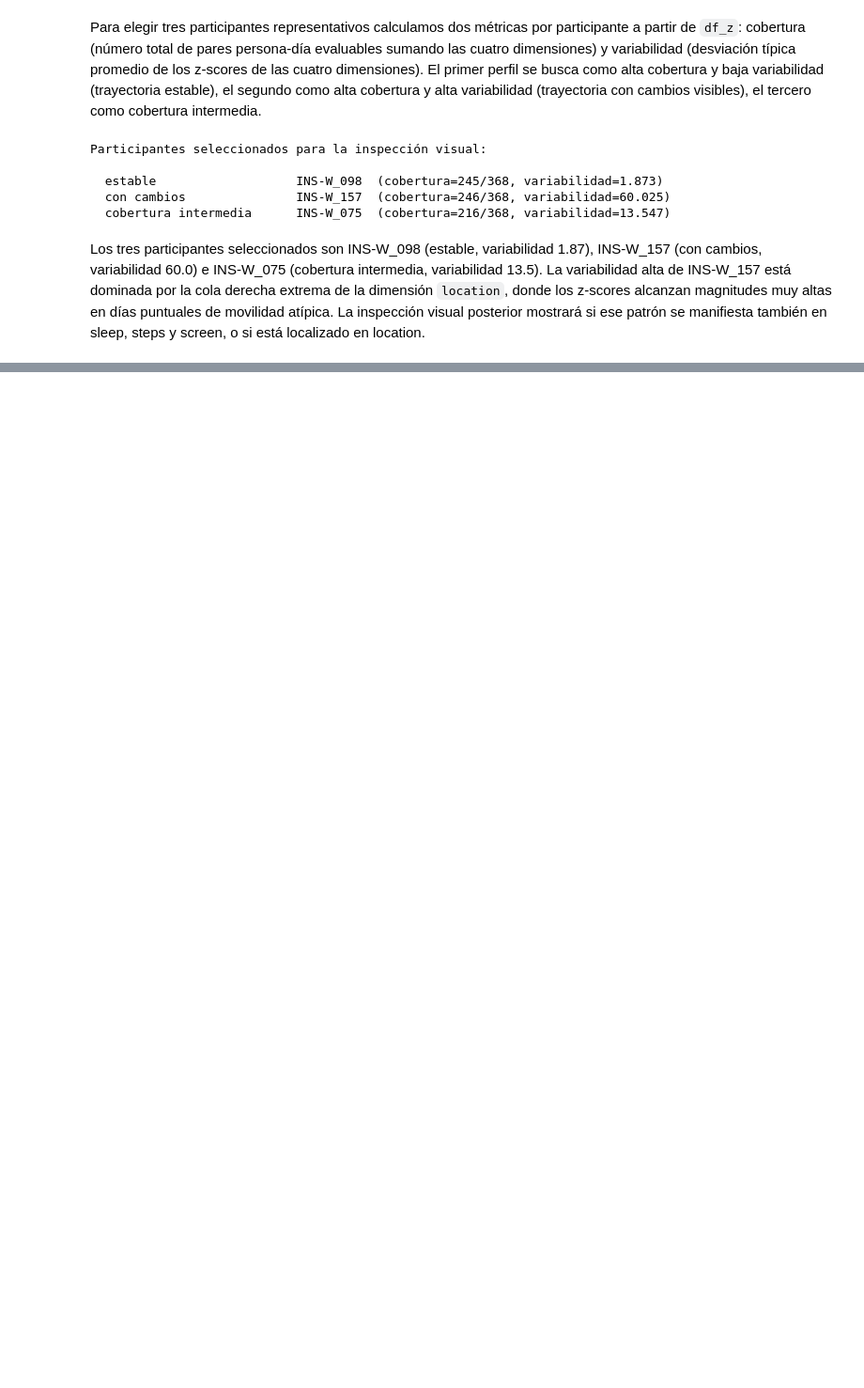
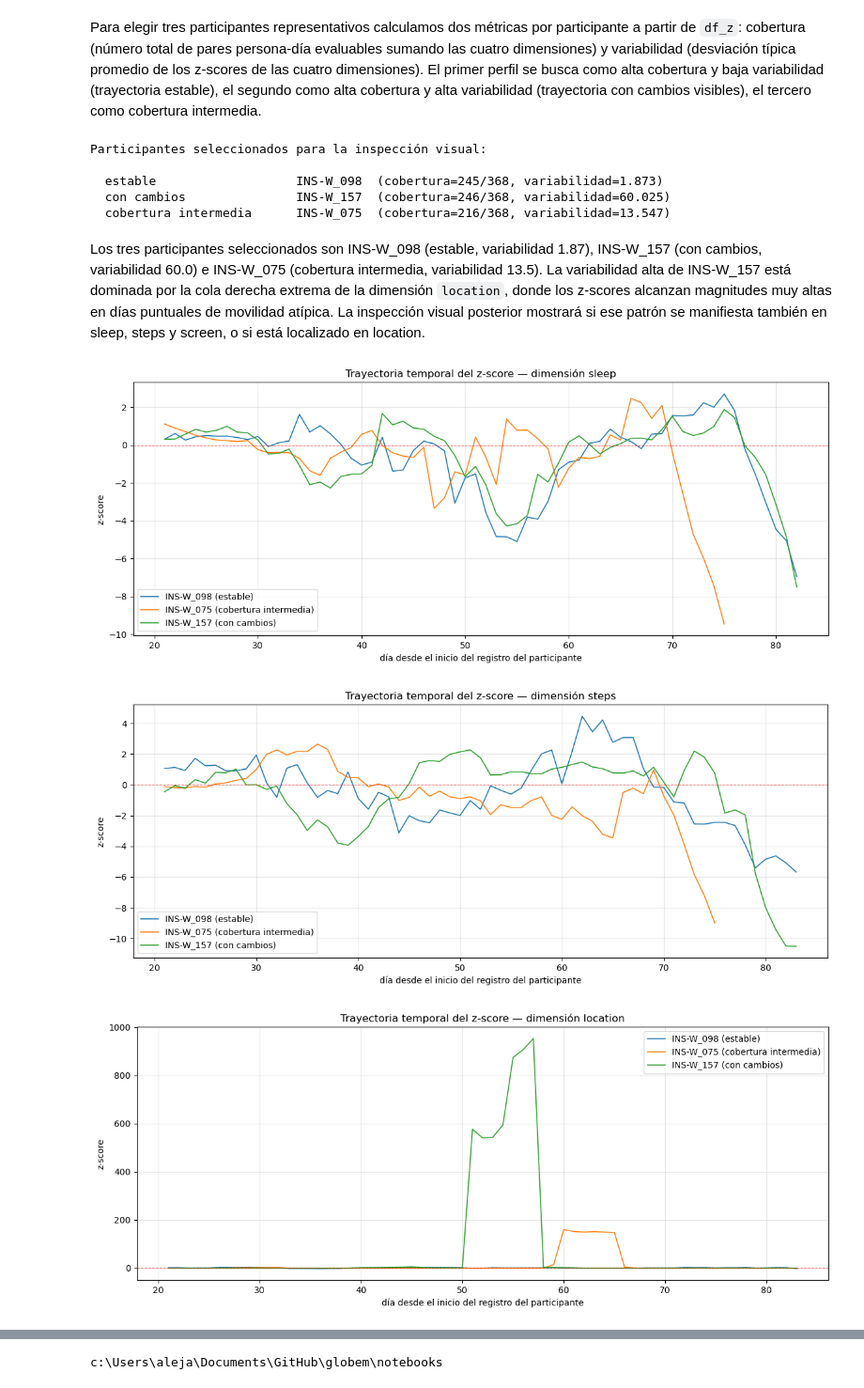
Before and after one commit to alejandrobarriel/globem, a Jupyter notebook: notebooks/globem.ipynb, the cells around one changed output, grey strips where cells are left out. Shown at 94% size. Drawn from its saved outputs; the diff is of its cells as text; code cells hidden in the pictures; blank space fills up the shorter version.

Commit message:
Update z-score

```diff
--- a/notebooks/globem.ipynb
+++ b/notebooks/globem.ipynb
@@ -1859,3 +1870,33 @@ Participantes seleccionados para la inspección visual:
   cobertura intermedia      INS-W_075  (cobertura=216/368, variabilidad=13.547)
 # %% [markdown]
 Los tres participantes seleccionados son INS-W_098 (estable, variabilidad 1.87), INS-W_157 (con cambios, variabilidad 60.0) e INS-W_075 (cobertura intermedia, variabilidad 13.5). La variabilidad alta de INS-W_157 está dominada por la cola derecha extrema de la dimensión `location`, donde los z-scores alcanzan magnitudes muy altas en días puntuales de movilidad atípica. La inspección visual posterior mostrará si ese patrón se manifiesta también en sleep, steps y screen, o si está localizado en location.
+# %%
+import matplotlib.pyplot as plt
+
+pids_orden = [pid_estable, pid_intermedio, pid_cambios]
+etiquetas = {
+    pid_estable:    f"INS-W_{pid_estable.split('_')[1]} (estable)",
+    pid_intermedio: f"INS-W_{pid_intermedio.split('_')[1]} (cobertura intermedia)",
+    pid_cambios:    f"INS-W_{pid_cambios.split('_')[1]} (con cambios)",
+}
+colores = {pid_estable: "tab:blue", pid_intermedio: "tab:orange", pid_cambios: "tab:green"}
+
+for dim in ["sleep", "steps", "location", "screen"]:
+    fig, ax = plt.subplots(figsize=(12, 5))
+    for pid in pids_orden:
+        serie = df_z.loc[pid, dim]
+        # eje X = día relativo del participante (0, 1, 2, ..., 91)
+        dias_rel = range(len(serie))
+        ax.plot(dias_rel, serie.values, label=etiquetas[pid], color=colores[pid], linewidth=1.2)
+    ax.axhline(0, color="red", linestyle="--", linewidth=0.8, alpha=0.7)
+    ax.set_title(f"Trayectoria temporal del z-score — dimensión {dim}")
+    ax.set_xlabel("día desde el inicio del registro del participante")
+    ax.set_ylabel("z-score")
+    ax.legend(loc="best")
+    ax.grid(True, alpha=0.3)
+    plt.tight_layout()
+    plt.show()
+# %% [output]
+[figure, added]
+[figure, added]
+[figure, added]
@@ -1861,0 +1904,5 @@ Los tres participantes seleccionados son INS-W_098 (estable, variabilidad 1.87),
+# %%
+import os
+print(os.getcwd())
+# %% [output]
+c:\Users\aleja\Documents\GitHub\globem\notebooks
```
Also changed, not shown: parts of 2 cells of this notebook, 4 other files.
